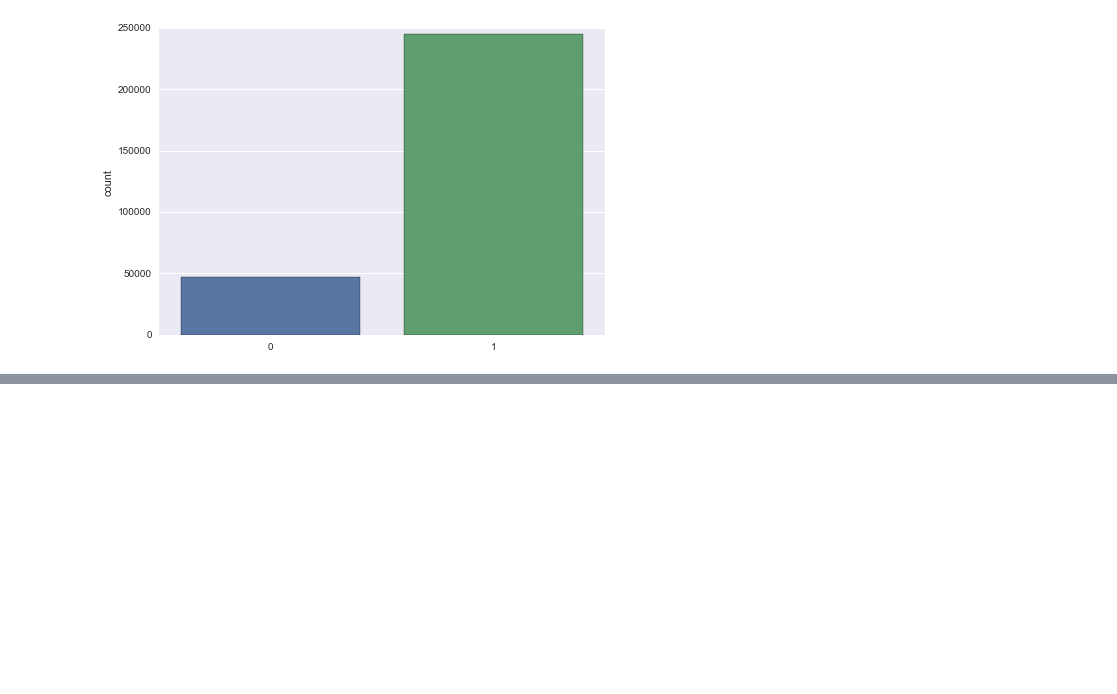
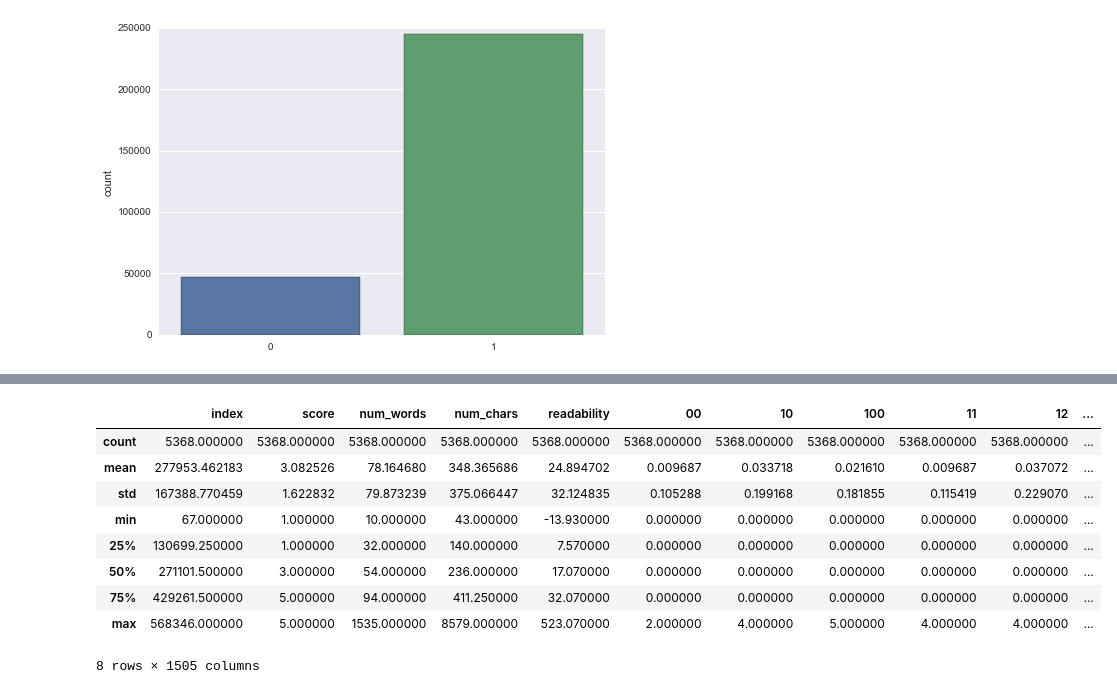
Before and after one commit to trevorlindsay/amazon-reviews, a Jupyter notebook: main.ipynb, the cells around one changed output, grey strips where cells are left out. Saved outputs shown, nothing was run; the diff lists cells and outputs as text; code cells hidden in the pictures; blank space fills up the shorter version.

```diff
--- a/main.ipynb
+++ b/main.ipynb
@@ -71,0 +103,13 @@ sb.barplot(x=values, y=features, orient='h', color='g')
+# %%
+xtest.reset_index().ix[false_pos.index].describe()
+# %% [output]
+|  | index | score | num_words | num_chars | readability | 00 | 10 | 100 | 11 | 12 | ... |
+| count | 5368.000000 | 5368.000000 | 5368.000000 | 5368.000000 | 5368.000000 | 5368.000000 | 5368.000000 | 5368.000000 | 5368.000000 | 5368.000000 | ... |
+| mean | 277953.462183 | 3.082526 | 78.164680 | 348.365686 | 24.894702 | 0.009687 | 0.033718 | 0.021610 | 0.009687 | 0.037072 | ... |
+| std | 167388.770459 | 1.622832 | 79.873239 | 375.066447 | 32.124835 | 0.105288 | 0.199168 | 0.181855 | 0.115419 | 0.229070 | ... |
+| min | 67.000000 | 1.000000 | 10.000000 | 43.000000 | -13.930000 | 0.000000 | 0.000000 | 0.000000 | 0.000000 | 0.000000 | ... |
+| 25% | 130699.250000 | 1.000000 | 32.000000 | 140.000000 | 7.570000 | 0.000000 | 0.000000 | 0.000000 | 0.000000 | 0.000000 | ... |
+| 50% | 271101.500000 | 3.000000 | 54.000000 | 236.000000 | 17.070000 | 0.000000 | 0.000000 | 0.000000 | 0.000000 | 0.000000 | ... |
+| 75% | 429261.500000 | 5.000000 | 94.000000 | 411.250000 | 32.070000 | 0.000000 | 0.000000 | 0.000000 | 0.000000 | 0.000000 | ... |
+| max | 568346.000000 | 5.000000 | 1535.000000 | 8579.000000 | 523.070000 | 2.000000 | 4.000000 | 5.000000 | 4.000000 | 4.000000 | ... |
+8 rows × 1505 columns
```
Also changed, not shown: parts of 6 cells of this notebook.
